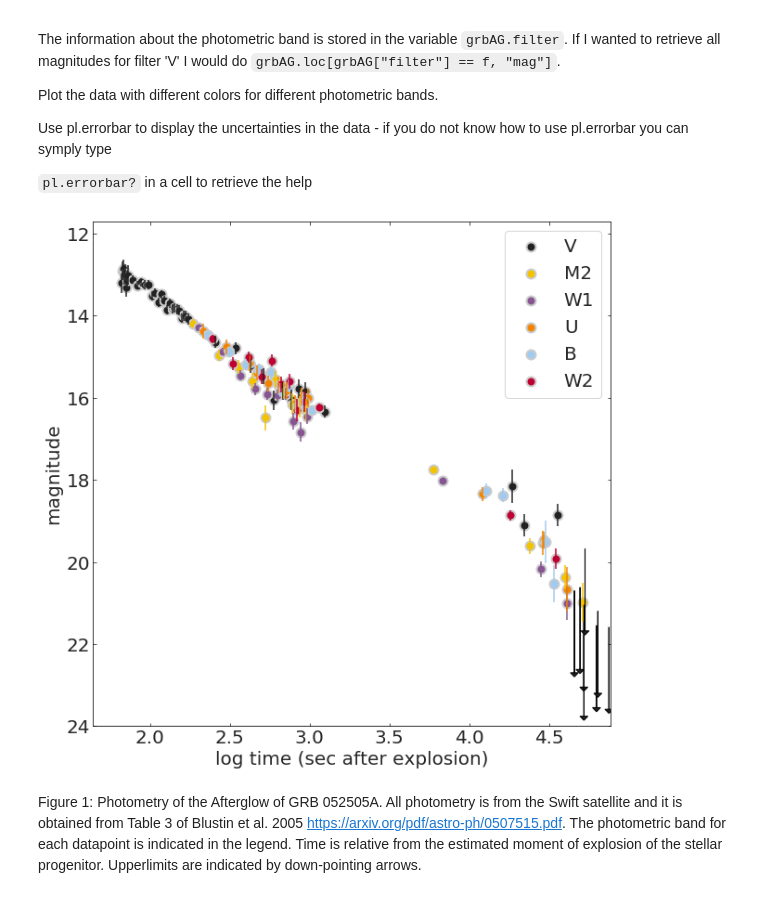
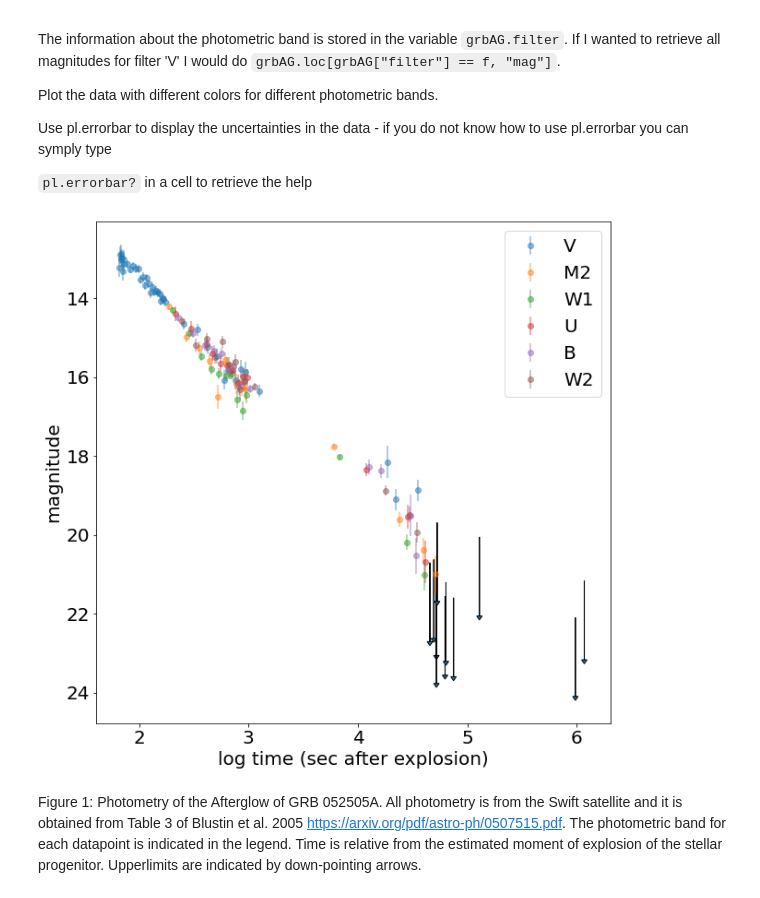
Before and after one commit to massimocipressi/MLPNS_MCipressi, a Jupyter notebook: linearRegression/FittingLineToGRBAfterglows_instructions.ipynb, the cells around one changed output. Cells and saved outputs as stored; diff of their text form; code cells hidden in the pictures.

```diff
--- a/linearRegression/FittingLineToGRBAfterglows_instructions.ipynb
+++ b/linearRegression/FittingLineToGRBAfterglows_instructions.ipynb
@@ -31,11 +31,12 @@ _About GRB Afterglows_
 # %%
 import pandas as pd
 import pylab as pl
+import numpy as np
 %pylab inline
 
 # I have created a stylesheet to define default plot behaviors.
 # This stylesheet changes the default parameters stored in the dictionary matplitlib.rcParams
-pl.style.use("https://raw.githubusercontent.com/fedhere/MLTSA22_FBianco/master/fbb.mplstyle")
+#pl.style.use("https://raw.githubusercontent.com/fedhere/MLTSA22_FBianco/master/fbb.mplstyle")
 pl.rcParams['font.size'] = 20
 # %% [output]
 Populating the interactive namespace from numpy and matplotlib
@@ -45,7 +46,7 @@ I am reading the data with Pandas. Pandas has excellent utilities for input-outp
 
 find the link to the *raw* input file on github in the HW1 folder https://github.com/fedhere/MLTSA_FBianco/tree/master/HW1
 # %%
-grbAG = pd.read_csv(...
+grbAG = pd.read_csv("https://raw.githubusercontent.com/fedhere/MLPNS_FBianco/main/linearRegression/grb050525A.csv")
 grbAG.head()
 # %% [output]
 |  | filter | time | mag | magerr | upperlimit |
@@ -63,7 +64,7 @@ We will fit a line in log space. The magnitude column I gave you is the logarith
 
 If you have trouble with this look at this gist https://gist.github.com/fedhere/42956d318347def627f6ad750c3eee9a
 # %%
-grbAG["logtime"] = ...
+grbAG["logtime"] = np.log10(grbAG.time)
 grbAG.head()
 # %% [output]
 |  | filter | time | mag | magerr | upperlimit | logtime |
@@ -88,29 +89,32 @@ pl.errorbar?
 # %%
 #create a figure container and an axis object inside of it
 ax = pl.figure(figsize=(10,10)).add_subplot(111)
 
 #loop on every filter to plot - this will give differnt colors naturally.
 #Use pl.errorbar to plot the uncertainties
 
 for f in grbAG["filter"].unique():
-    pl.errorbar(...
+    x = grbAG.loc[grbAG["filter"] == f, "logtime"]
+    y = grbAG.loc[grbAG["filter"] == f, "mag"]
+    errori = grbAG.loc[grbAG["filter"] == f, "magerr"]
+    pl.errorbar(x,y,yerr=errori,ls='None',marker='o', label=f, alpha=0.5)
 
 
 # plot the upperlimits as arrows
 for i in grbAG[grbAG.upperlimit == 1].index:
     pl.arrow(grbAG.loc[i].logtime,
              grbAG.loc[i].magerr, 0, 2,
             head_width=0.05, head_length=0.1, ec='k')
 
 # I am going to invert the y axis because the "magnitude" measurement is an inverse scale: brighter is smaller
 pl.gca().invert_yaxis()
 pl.legend()
 
 #Always rememebr you axis labels!!
 pl.ylabel("magnitude", fontsize=20)
 pl.xlabel("log time (sec after explosion)", fontsize=20);
 # %% [output]
-[figure, old version]
+[figure, new version]
 # %% [markdown]
 Figure 1: Photometry of the Afterglow of GRB 052505A. All photometry is from the Swift satellite and it is obtained from Table 3 of Blustin et al. 2005 https://arxiv.org/pdf/astro-ph/0507515.pdf. The photometric band for each datapoint is indicated in the legend. Time is relative from the estimated moment of explosion of the stellar progenitor. Upperlimits are indicated by down-pointing arrows.
 # %% [markdown]
```
Also changed, not shown: parts of 7 cells of this notebook.
